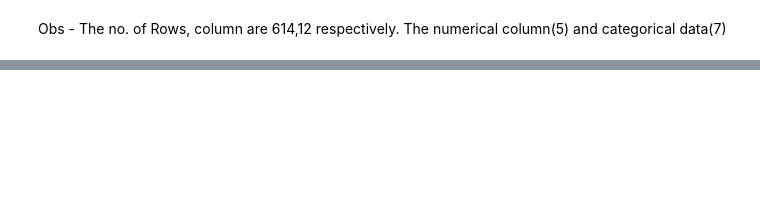
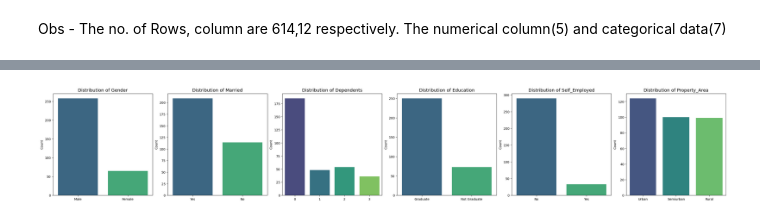
Before and after one commit to Hameedhullah/AI_ML-Course-, a Jupyter notebook: Loan_Approval_Prediction.ipynb, the cells around one changed output, grey strips where cells are left out. Saved outputs shown, nothing was run; the diff lists cells and outputs as text; code cells hidden in the pictures; blank space fills up the shorter version.

```diff
--- a/Loan_Approval_Prediction.ipynb
+++ b/Loan_Approval_Prediction.ipynb
@@ -141,0 +244,15 @@ Time to run AutoViz = 3 seconds
+# %%
+# Univariate Analysis of categorical features
+n_features = len(categorical_features)
+fig, axes = plt.subplots(nrows=1, ncols=n_features, figsize=(5 * n_features, 5), constrained_layout=True)
+
+# Iterate through categorical features and create a bar plot for each
+for i, feature in enumerate(categorical_features):
+    sns.countplot(data=data, x=feature, ax=axes[i], palette="viridis")
+    axes[i].set_title(f'Distribution of {feature}', fontsize=14)
+    axes[i].set_xlabel('')
+    axes[i].set_ylabel('Count')
+
+plt.show()
+# %% [output]
+[figure, added]
```
Also changed, not shown: parts of 25 cells of this notebook.
